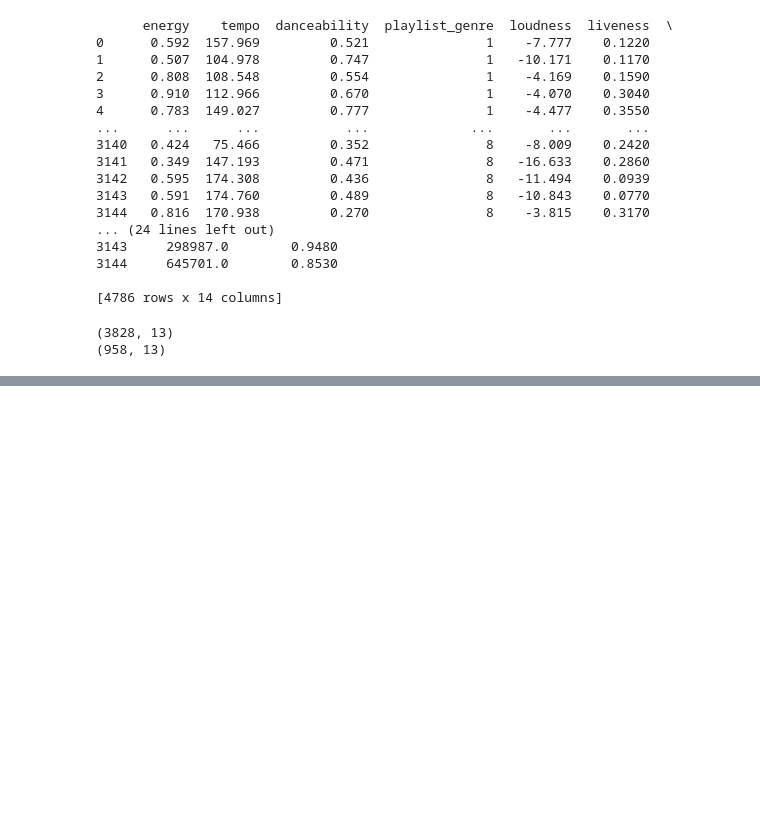
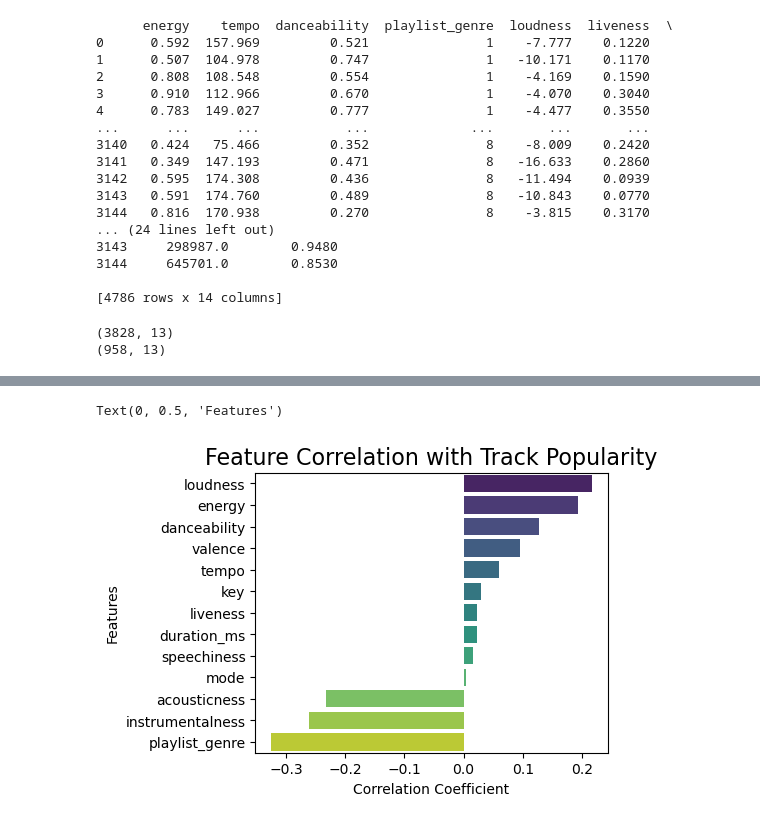
Before and after one commit to cnguye618/DataMiningFinal, a Jupyter notebook: dm_final project(1).ipynb, the cells around one changed output, grey strips where cells are left out. Saved outputs shown, nothing was run; the diff lists cells and outputs as text; code cells hidden in the pictures; blank space fills up the shorter version.

```diff
--- a/dm_final project(1).ipynb
+++ b/dm_final project(1).ipynb
@@ -297,0 +310,21 @@ print(X_test.shape)
+# %%
+plt.figure(figsize=(10, 8))
+plt.subplot(2, 2, 2)
+target_corr = correlation_matrix['track_popularity'].sort_values(ascending=False)
+target_corr.drop('track_popularity', inplace=True)
+
+sns.barplot(
+    x=target_corr.values,
+    y=target_corr.index,
+    hue=target_corr.index,
+    palette='viridis',
+    dodge=False,
+    legend=False
+)
+
+plt.title('Feature Correlation with Track Popularity', fontsize=16)
+plt.xlabel('Correlation Coefficient')
+plt.ylabel('Features')
+# %% [output]
+Text(0, 0.5, 'Features')
+[figure, added]
```
Also changed, not shown: parts of 2 cells of this notebook.
